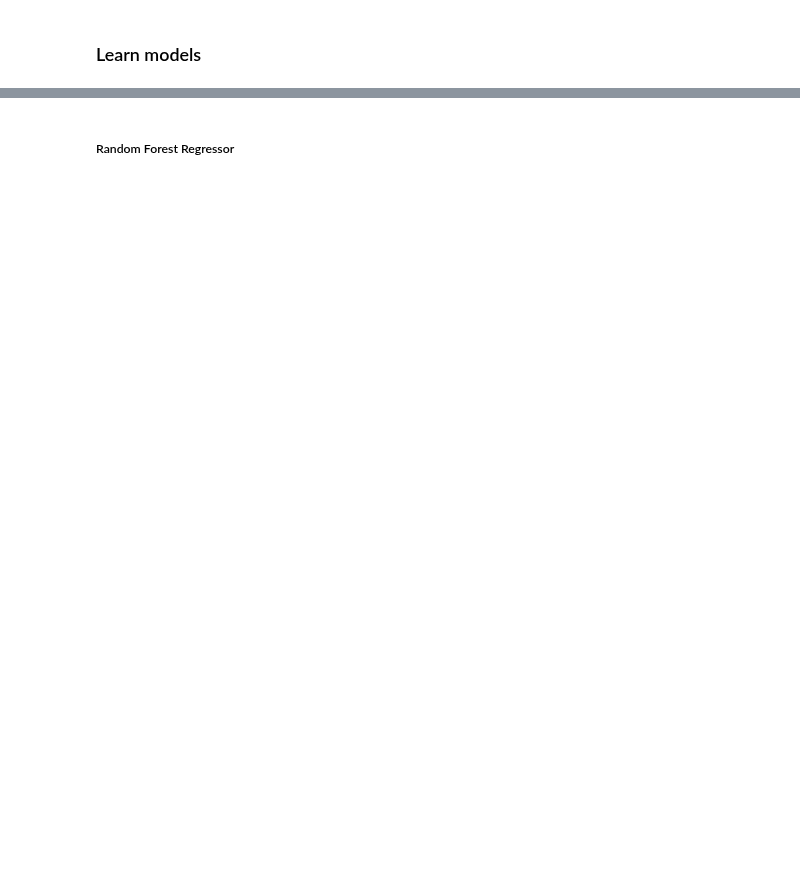
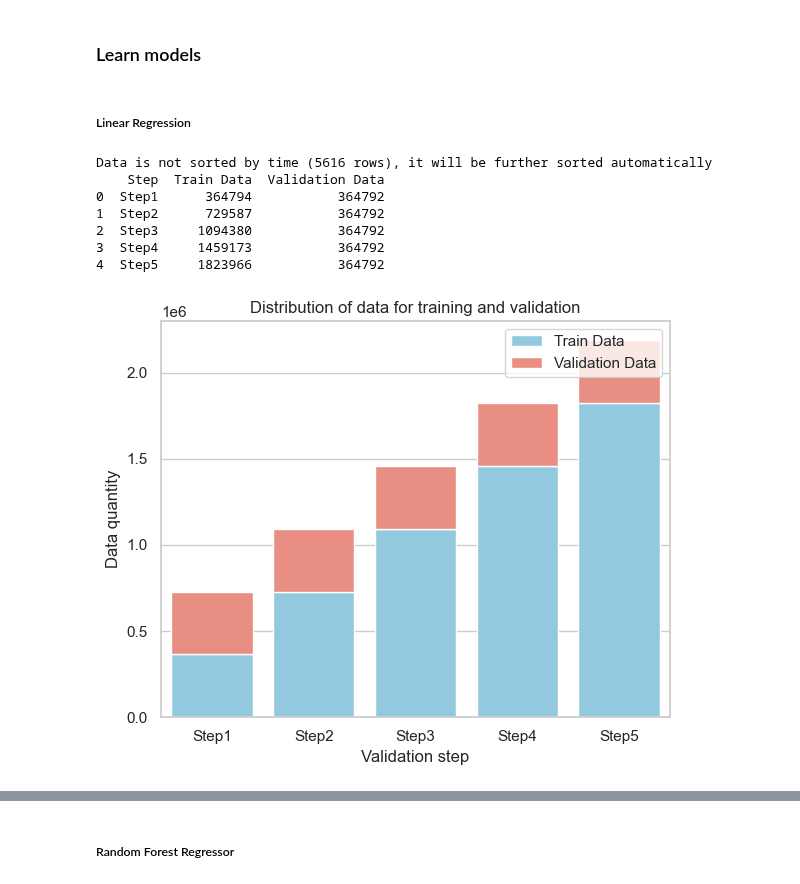
Before and after one commit to Yarmmax/DS_Intership, a Jupyter notebook: Validataion schema.ipynb, the cells around one changed output, grey strips where cells are left out. Cells and saved outputs as stored; diff of their text form; code cells hidden in the pictures; blank space fills up the shorter version.

Commit message:
DS-2.1-Validation
Changes:
 -Learned and compared baseline models

```diff
--- a/Validataion schema.ipynb
+++ b/Validataion schema.ipynb
@@ -187,16 +190,16 @@ class Validation:
         return rmse
 
     # Predict sales for target month (November 2015)
-    def fit_predict(self, predictions_by_ID = True):
+    def predict_target(self, predictions_by_ID = True):
         """
             Return target predictions in accordance with submission example
         """
         X_train, y_train = self.train_data.drop(columns=['item_cnt_month']),\
                            self.train_data.item_cnt_month
         X_test = self.test_data
-        X_test['date_block_num'] = 34
+
+        # train model
         model = self.model
-
         model.fit(X_train, y_train)
         if predictions_by_ID:
             result = X_test.join(pd.DataFrame(index=X_test.index, data=model.predict(X_test.values),\
@@ -228,7 +231,7 @@ class Validation:
             # Train step
             rng = np.random.RandomState(42)
             model = self.model
-            model.fit(X_tr.values, y_tr.item_cnt_month.values)
+            model.fit(X_tr, y_tr.item_cnt_month.values)
 
             # Evaluation step
             y_tr_pr = pd.DataFrame(index=X_tr.index, data=model.predict(X_tr.values), columns=['item_cnt_month'])
@@ -239,14 +242,14 @@ class Validation:
                 nan_report = {}
                 y_tr = y_tr.merge(self.test_data, on=['shop_id', 'item_id'], how='right')
                 nan_report['y_train'] = f"{y_tr.item_cnt_month.isna().sum() / y_tr.shape[0] * 100} %"
-                y_tr = y_tr.fillna(0)
+                y_tr = y_tr.fillna(0).drop_duplicates(subset=['shop_id', 'item_id'])
                 y_val = y_val.merge(self.test_data, on=['shop_id', 'item_id'], how='right')
                 nan_report['y_val'] = f"{y_val.item_cnt_month.isna().sum() / y_val.shape[0] * 100} %"
                 y_val = y_val.fillna(0)
                 y_tr_pr = X_tr.join(y_tr_pr)[['item_id', 'shop_id', 'item_cnt_month']].\
                                             merge(self.test_data, on=['shop_id', 'item_id'], how='right')
                 nan_report['y_train_pred'] = f"{y_tr_pr.item_cnt_month.isna().sum() / y_tr_pr.shape[0] * 100} %"
-                y_tr_pr = y_tr_pr.fillna(0)
+                y_tr_pr = y_tr_pr.fillna(0).drop_duplicates(subset=['shop_id', 'item_id'])
                 y_val_pr = X_val.join(y_val_pr)[['item_id', 'shop_id', 'item_cnt_month']].\
                                             merge(self.test_data, on=['shop_id', 'item_id'], how='right')
                 nan_report['y_val_pred'] = f"{y_val_pr.item_cnt_month.isna().sum() / y_val_pr.shape[0] * 100} %"
@@ -261,7 +264,6 @@ class Validation:
                                       f"VALIDATION: from {val.min()} to  {val.max()}  (size: {val.max() - val.min()} )",
                 "Train/Validation error" : [self.calculate_metrics(y_tr_pr.item_cnt_month, y_tr.item_cnt_month),
                            self.calculate_metrics(y_val_pr.item_cnt_month, y_val.item_cnt_month)],
-                "Feature_importance" : model.feature_importances_,
                 "Nan_report" : nan_report,
                 "Time for step" : f"{time_info} s",
                 "__________________" : "_________________________________________________________________________________"
@@ -298,2 +336,24 @@ test_validation_class.fit_predict()
 # %% [markdown]
 ### Learn models
+# %% [markdown]
+##### Linear Regression
+# %%
+%%time
+linear_regression = Validation(
+                                 train_data=data['train_data'],
+                                 test_data=data['test_data'],
+                                 submission_example=data['submission_example'],
+                                 n_splits=5,
+                                 model = Ridge(alpha=0.1),
+                                 check_nans=True,
+                                 dropna = True
+                           )
+# %% [output]
+Data is not sorted by time (5616 rows), it will be further sorted automatically
+    Step  Train Data  Validation Data
+0  Step1      364794           364792
+1  Step2      729587           364792
+2  Step3     1094380           364792
+3  Step4     1459173           364792
+4  Step5     1823966           364792
+[figure, added]
```
Also changed, not shown: parts of 25 cells of this notebook, 5 other files.
